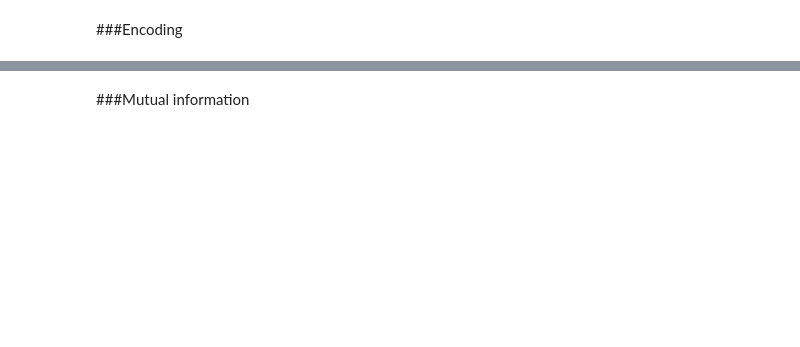
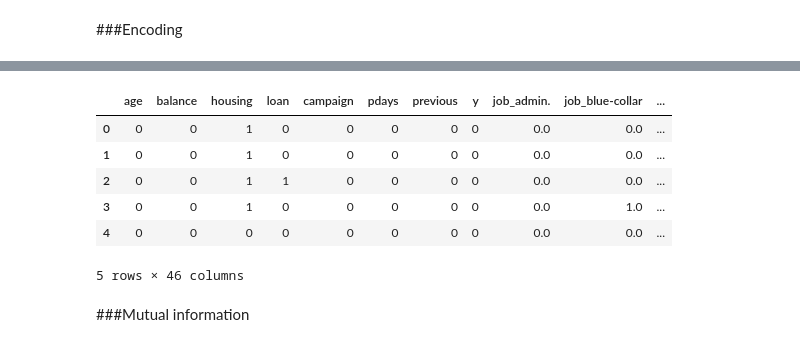
Before and after one commit to Priya-on-loop/Bank_management_model, a Jupyter notebook: Bank_Management.ipynb, the cells around one changed output, grey strips where cells are left out. Saved outputs shown, nothing was run; the diff lists cells and outputs as text; code cells hidden in the pictures; blank space fills up the shorter version.

```diff
--- a/Bank_Management.ipynb
+++ b/Bank_Management.ipynb
@@ -350,2 +370,36 @@ np.int64(0)
+# %%
+label_enc = LabelEncoder()
+label_cols = ['housing', 'loan', 'y']
+for col in label_cols:
+    df_bank[col] = label_enc.fit_transform(df_bank[col])
+# %%
+# For the rest of the  categorical columns we use one hot encoding because these categories have no order
+# Columns to be One-hot encoded
+one_hot_cols = ['job', 'marital', 'education','contact', 'month', 'poutcome']
+
+# Create encoder
+encoder = OneHotEncoder(sparse_output=False)
+
+# Encode the selected columns
+encoded_data = encoder.fit_transform(df_bank[one_hot_cols])
+
+# Create a DataFrame with encoded columns
+encoded_df = pd.DataFrame(encoded_data, columns = encoder.get_feature_names_out(one_hot_cols), index = df_bank.index)
+
+# Remove original categorical columns
+df_bank = df_bank.drop(columns=one_hot_cols)
+# concat encoded columns to original dataframe
+df_bank = pd.concat([df_bank, encoded_df], axis=1)
+# %%
+# Dataframe after encoding
+df_bank.head()
+# %% [output]
+|  | age | balance | housing | loan | campaign | pdays | previous | y | job_admin. | job_blue-collar | ... |
+| 0 | 0 | 0 | 1 | 0 | 0 | 0 | 0 | 0 | 0.0 | 0.0 | ... |
+| 1 | 0 | 0 | 1 | 0 | 0 | 0 | 0 | 0 | 0.0 | 0.0 | ... |
+| 2 | 0 | 0 | 1 | 1 | 0 | 0 | 0 | 0 | 0.0 | 0.0 | ... |
+| 3 | 0 | 0 | 1 | 0 | 0 | 0 | 0 | 0 | 0.0 | 1.0 | ... |
+| 4 | 0 | 0 | 0 | 0 | 0 | 0 | 0 | 0 | 0.0 | 0.0 | ... |
+5 rows × 46 columns
 # %% [markdown]
 ###Mutual information
```
Also changed, not shown: parts of 17 cells of this notebook.
